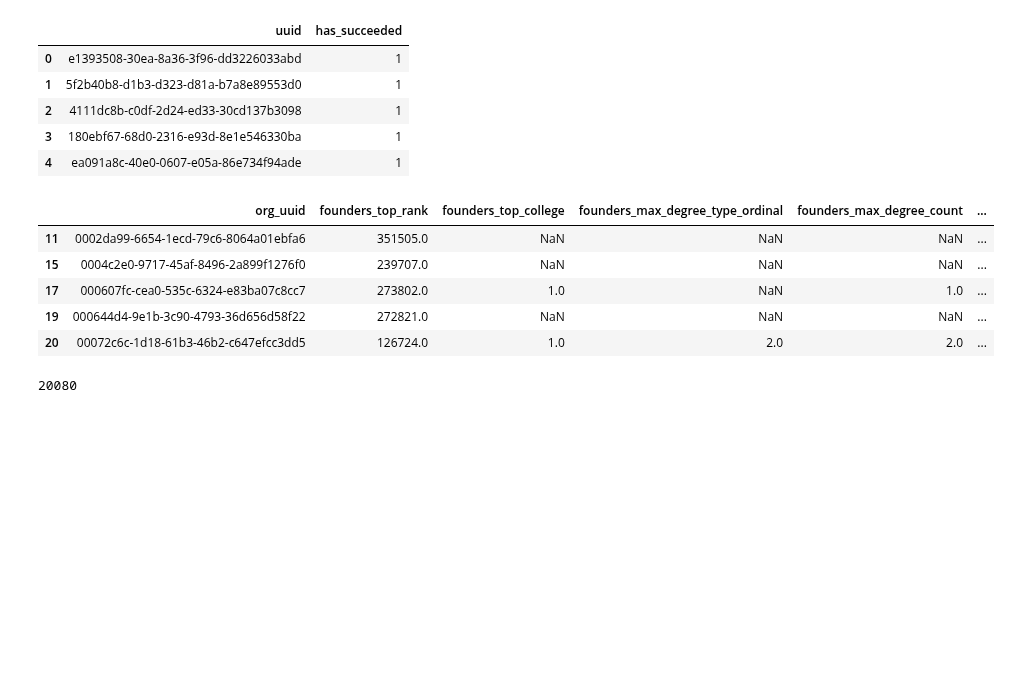
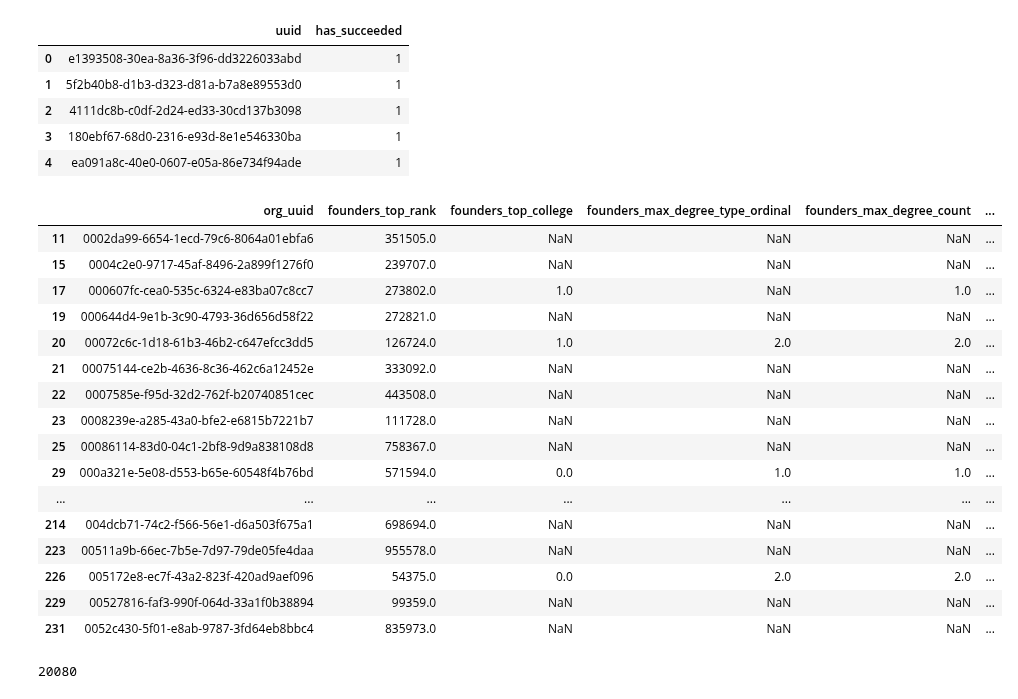
Before and after one commit to siddtheshah/vc_modeling, a Jupyter notebook: model_training.ipynb, the cells around one changed output. Saved outputs shown, nothing was run; the diff lists cells and outputs as text; code cells hidden in the pictures; blank space fills up the shorter version.

```diff
--- a/model_training.ipynb
+++ b/model_training.ipynb
@@ -74,19 +74,33 @@ org_success.head()
 # %%
 #timeline_df["has_succeeded"] = timeline_df["has_succeeded"].astype(int)
 #timeline_success_df = timeline_df[timeline_df["has_succeeded"] == 1].drop_duplicates(["org_uuid"])[["org_uuid", "has_succeeded"]]
 #print("num companies succeeded: " + str(len(timeline_success_df)))
 
 founders_and_success_df = founders_df.join(org_success.set_index("uuid"), on=["org_uuid"])
-#founders_and_success_df["has_succeeded"] = founders_and_success_df["has_succeeded"].fillna(0)
-founders_and_success_df = founders_and_success_df[founders_and_success_df["has_succeeded"].notnull()]
-founders_and_success_df.head()
+founders_and_success_df = founders_and_success_df.dropna(subset=["has_succeeded"])
+
+cols = list(founders_and_success_df.columns)
+cols.remove('org_uuid')
+founders_and_success_df = founders_and_success_df.dropna(how="all", subset=cols)
+founders_and_success_df[:50]
 # %% [output]
 |  | org_uuid | founders_top_rank | founders_top_college | founders_max_degree_type_ordinal | founders_max_degree_count | ... |
 | 11 | 0002da99-6654-1ecd-79c6-8064a01ebfa6 | 351505.0 | NaN | NaN | NaN | ... |
 | 15 | 0004c2e0-9717-45af-8496-2a899f1276f0 | 239707.0 | NaN | NaN | NaN | ... |
 | 17 | 000607fc-cea0-535c-6324-e83ba07c8cc7 | 273802.0 | 1.0 | NaN | 1.0 | ... |
 | 19 | 000644d4-9e1b-3c90-4793-36d656d58f22 | 272821.0 | NaN | NaN | NaN | ... |
 | 20 | 00072c6c-1d18-61b3-46b2-c647efcc3dd5 | 126724.0 | 1.0 | 2.0 | 2.0 | ... |
+| 21 | 00075144-ce2b-4636-8c36-462c6a12452e | 333092.0 | NaN | NaN | NaN | ... |
+| 22 | 0007585e-f95d-32d2-762f-b20740851cec | 443508.0 | NaN | NaN | NaN | ... |
+| 23 | 0008239e-a285-43a0-bfe2-e6815b7221b7 | 111728.0 | NaN | NaN | NaN | ... |
+| 25 | 00086114-83d0-04c1-2bf8-9d9a838108d8 | 758367.0 | NaN | NaN | NaN | ... |
+| 29 | 000a321e-5e08-d553-b65e-60548f4b76bd | 571594.0 | 0.0 | 1.0 | 1.0 | ... |
+| ... | ... | ... | ... | ... | ... | ... |
+| 214 | 004dcb71-74c2-f566-56e1-d6a503f675a1 | 698694.0 | NaN | NaN | NaN | ... |
+| 223 | 00511a9b-66ec-7b5e-7d97-79de05fe4daa | 955578.0 | NaN | NaN | NaN | ... |
+| 226 | 005172e8-ec7f-43a2-823f-420ad9aef096 | 54375.0 | 0.0 | 2.0 | 2.0 | ... |
+| 229 | 00527816-faf3-990f-064d-33a1f0b38894 | 99359.0 | NaN | NaN | NaN | ... |
+| 231 | 0052c430-5f01-e8ab-9787-3fd64eb8bbc4 | 835973.0 | NaN | NaN | NaN | ... |
 # %%
 len(founders_and_success_df[founders_and_success_df["has_succeeded"]==1])
 # %% [output]
```
Also changed, not shown: parts of 1 cell of this notebook.
